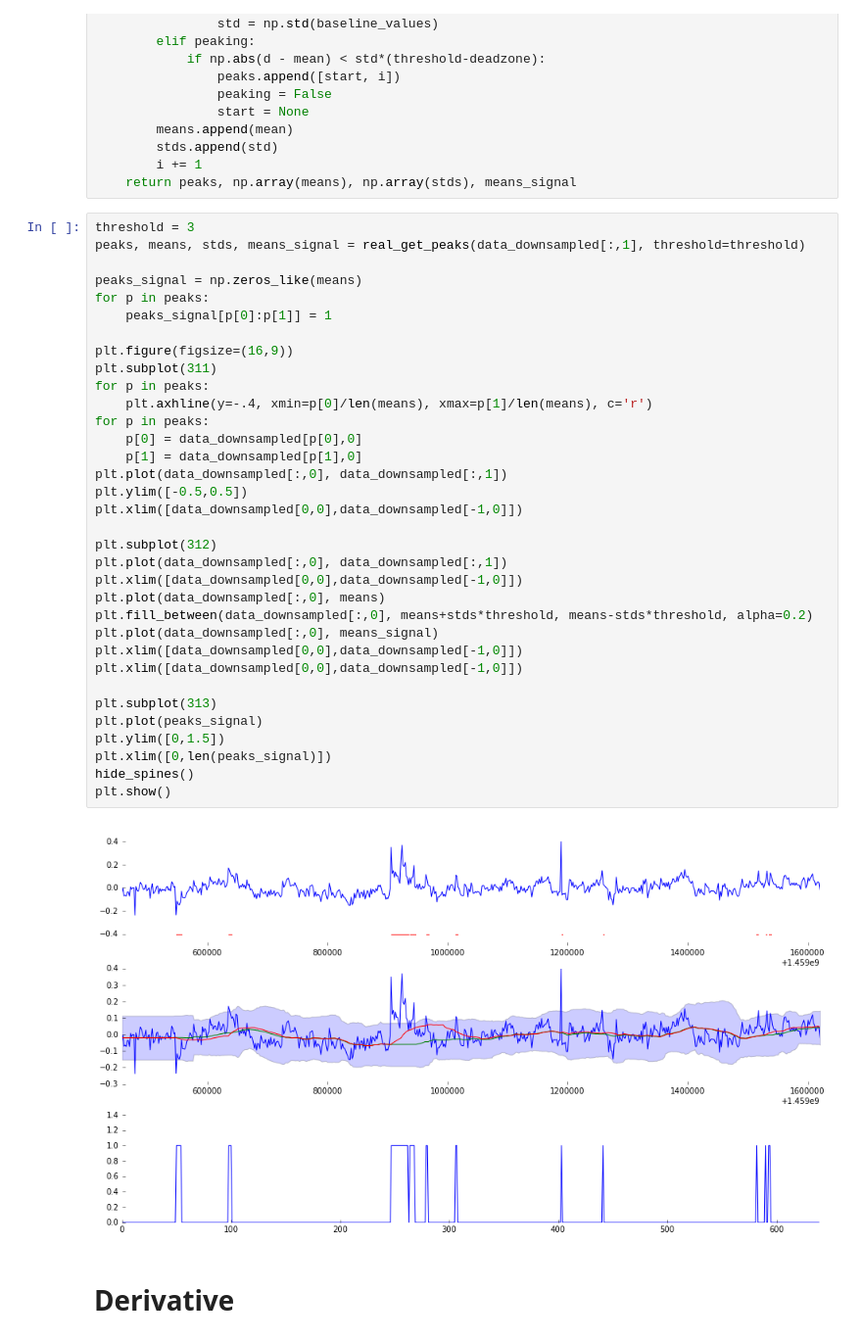
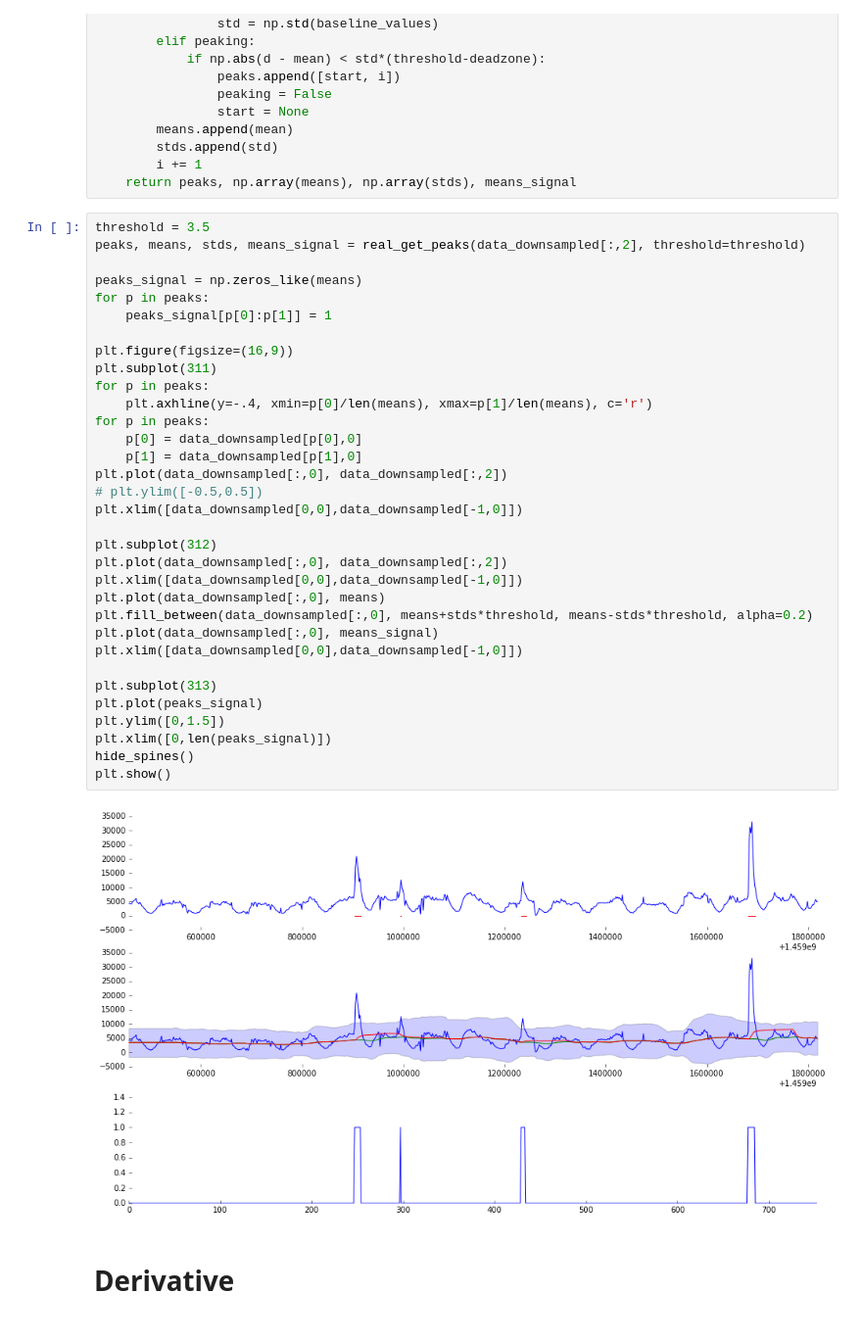
Before and after one commit to HoodPanther/SentimentalWorld, a Jupyter notebook: dev/viral tweet detection.ipynb, the cells around one changed output. Shown: that part at 98% size. Saved outputs shown, nothing was run; the diff lists cells and outputs as text.

```diff
--- a/dev/viral tweet detection.ipynb
+++ b/dev/viral tweet detection.ipynb
@@ -93,41 +93,40 @@ def real_get_peaks(data, threshold=3, lag=48, deadzone=1): # some PHP nostalgia
         i += 1
     return peaks, np.array(means), np.array(stds), means_signal
 # %%
-threshold = 3
-peaks, means, stds, means_signal = real_get_peaks(data_downsampled[:,1], threshold=threshold)
+threshold = 3.5
+peaks, means, stds, means_signal = real_get_peaks(data_downsampled[:,2], threshold=threshold)
 
 peaks_signal = np.zeros_like(means)
 for p in peaks:
     peaks_signal[p[0]:p[1]] = 1
 
 plt.figure(figsize=(16,9))
 plt.subplot(311)
 for p in peaks:
     plt.axhline(y=-.4, xmin=p[0]/len(means), xmax=p[1]/len(means), c='r')
 for p in peaks:
     p[0] = data_downsampled[p[0],0]
     p[1] = data_downsampled[p[1],0]
-plt.plot(data_downsampled[:,0], data_downsampled[:,1])
-plt.ylim([-0.5,0.5])
+plt.plot(data_downsampled[:,0], data_downsampled[:,2])
+# plt.ylim([-0.5,0.5])
 plt.xlim([data_downsampled[0,0],data_downsampled[-1,0]])
 
 plt.subplot(312)
-plt.plot(data_downsampled[:,0], data_downsampled[:,1])
+plt.plot(data_downsampled[:,0], data_downsampled[:,2])
 plt.xlim([data_downsampled[0,0],data_downsampled[-1,0]])
 plt.plot(data_downsampled[:,0], means)
 plt.fill_between(data_downsampled[:,0], means+stds*threshold, means-stds*threshold, alpha=0.2)
 plt.plot(data_downsampled[:,0], means_signal)
-plt.xlim([data_downsampled[0,0],data_downsampled[-1,0]])
 plt.xlim([data_downsampled[0,0],data_downsampled[-1,0]])
 
 plt.subplot(313)
 plt.plot(peaks_signal)
 plt.ylim([0,1.5])
 plt.xlim([0,len(peaks_signal)])
 hide_spines()
 plt.show()
 # %% [output]
-[figure, old version]
+[figure, new version]
 # %% [markdown]
 # Derivative
 # %%
```
Also changed, not shown: parts of 7 cells of this notebook, 2 other files.
